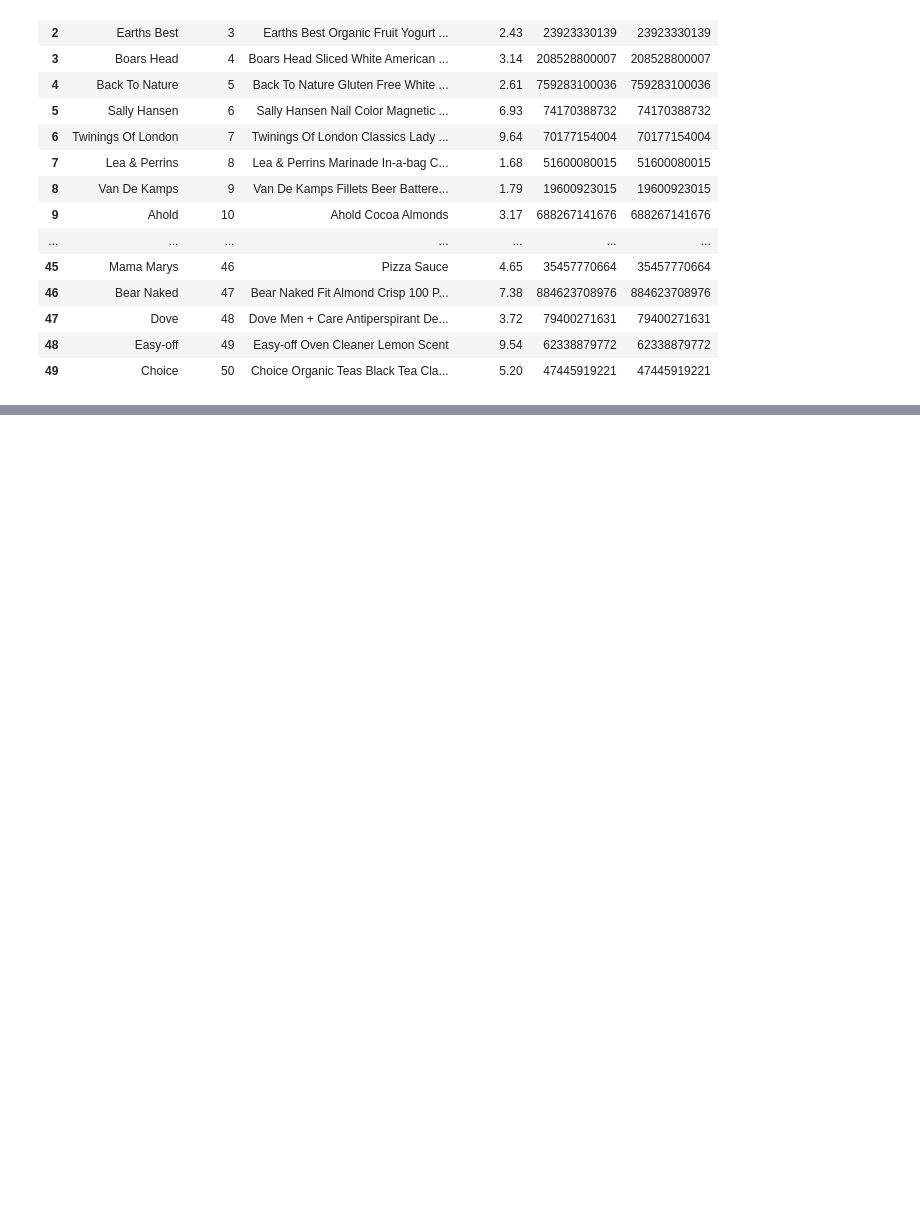
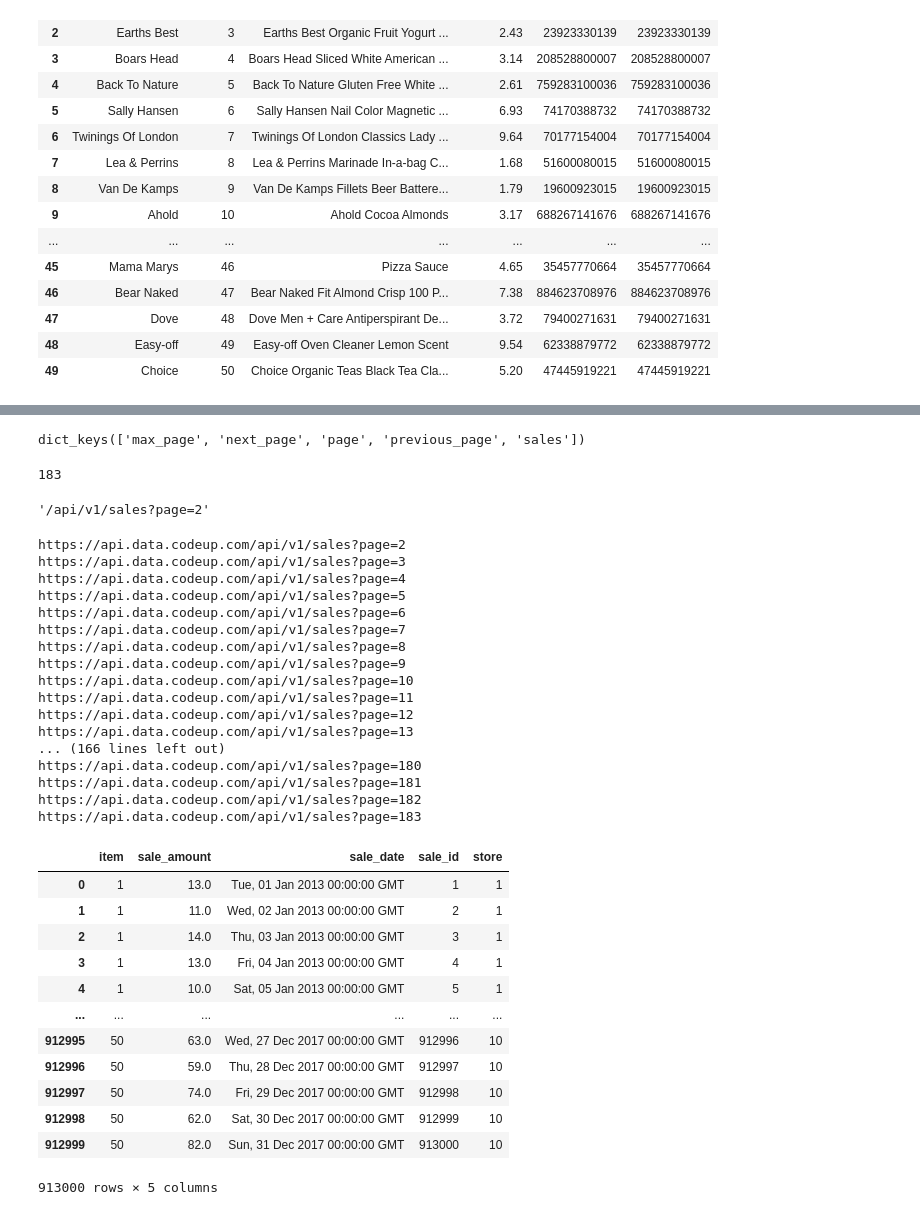
Before and after one commit to NSharick/time-series-exercises, a Jupyter notebook: data_acquisition_time_series.ipynb, the cells around one changed output, grey strips where cells are left out. Saved outputs shown, nothing was run; the diff lists cells and outputs as text; code cells hidden in the pictures; blank space fills up the shorter version.

```diff
--- a/data_acquisition_time_series.ipynb
+++ b/data_acquisition_time_series.ipynb
@@ -77,16 +80,3 @@ print('next url:', url)
 # %% [output]
 next endpoint None
 TypeError: can only concatenate str (not "NoneType") to str
-# %%
-domain = 'https://api.data.codeup.com'
-endpoint = '/api/v1/items'
-items = []
-url = domain + endpoint
-response = requests.get(url)
-data = response.json()
-items.extend(data['payload']['items'])
-for page in pages:
-    url = domain + data['payload']['next_page']
-    response = lambda url: requests.get(url) if url != None
-    data = response.json()
-    items.extend(data['payload']['items'])
@@ -208,3 +173,18 @@ df
 | 47 | Dove | 48 | Dove Men + Care Antiperspirant De... | 3.72 | 79400271631 | 79400271631 |
 | 48 | Easy-off | 49 | Easy-off Oven Cleaner Lemon Scent | 9.54 | 62338879772 | 62338879772 |
 | 49 | Choice | 50 | Choice Organic Teas Black Tea Cla... | 5.20 | 47445919221 | 47445919221 |
+# %%
+def get_data(domain, endpoint, query_str, top_key, section_key, maxpage_key):
+    items = []
+    url = domain + endpoint
+    response = requests.get(url)
+    data = response.json()
+    items.extend(data[top_key][section_key])
+    max_pages = (data[top_key][maxpage_key])+1
+    for page in range(2, max_pages):
+        url = domain + endpoint + query_str + str(page)
+        response = requests.get(url)
+        data = response.json()
+        items.extend(data[top_key][section_key])
+    df = pd.DataFrame(items)
+    return df
@@ -210,0 +278,46 @@ df
+# %%
+data['payload'].keys()
+# %% [output]
+dict_keys(['max_page', 'next_page', 'page', 'previous_page', 'sales'])
+# %%
+data['payload']['max_page']
+# %% [output]
+183
+# %%
+data['payload']['next_page']
+# %% [output]
+'/api/v1/sales?page=2'
+# %%
+df = get_data('https://api.data.codeup.com', '/api/v1/sales', '?page=', 'payload', 'sales', 'max_page')
+df
+# %% [output]
+https://api.data.codeup.com/api/v1/sales?page=2
+https://api.data.codeup.com/api/v1/sales?page=3
+https://api.data.codeup.com/api/v1/sales?page=4
+https://api.data.codeup.com/api/v1/sales?page=5
+https://api.data.codeup.com/api/v1/sales?page=6
+https://api.data.codeup.com/api/v1/sales?page=7
+https://api.data.codeup.com/api/v1/sales?page=8
+https://api.data.codeup.com/api/v1/sales?page=9
+https://api.data.codeup.com/api/v1/sales?page=10
+https://api.data.codeup.com/api/v1/sales?page=11
+https://api.data.codeup.com/api/v1/sales?page=12
+https://api.data.codeup.com/api/v1/sales?page=13
+... (166 lines left out)
+https://api.data.codeup.com/api/v1/sales?page=180
+https://api.data.codeup.com/api/v1/sales?page=181
+https://api.data.codeup.com/api/v1/sales?page=182
+https://api.data.codeup.com/api/v1/sales?page=183
+|  | item | sale_amount | sale_date | sale_id | store |
+| 0 | 1 | 13.0 | Tue, 01 Jan 2013 00:00:00 GMT | 1 | 1 |
+| 1 | 1 | 11.0 | Wed, 02 Jan 2013 00:00:00 GMT | 2 | 1 |
+| 2 | 1 | 14.0 | Thu, 03 Jan 2013 00:00:00 GMT | 3 | 1 |
+| 3 | 1 | 13.0 | Fri, 04 Jan 2013 00:00:00 GMT | 4 | 1 |
+| 4 | 1 | 10.0 | Sat, 05 Jan 2013 00:00:00 GMT | 5 | 1 |
+| ... | ... | ... | ... | ... | ... |
+| 912995 | 50 | 63.0 | Wed, 27 Dec 2017 00:00:00 GMT | 912996 | 10 |
+| 912996 | 50 | 59.0 | Thu, 28 Dec 2017 00:00:00 GMT | 912997 | 10 |
+| 912997 | 50 | 74.0 | Fri, 29 Dec 2017 00:00:00 GMT | 912998 | 10 |
+| 912998 | 50 | 62.0 | Sat, 30 Dec 2017 00:00:00 GMT | 912999 | 10 |
+| 912999 | 50 | 82.0 | Sun, 31 Dec 2017 00:00:00 GMT | 913000 | 10 |
+913000 rows × 5 columns
```
Also changed, not shown: parts of 19 cells of this notebook, 2 other files.
